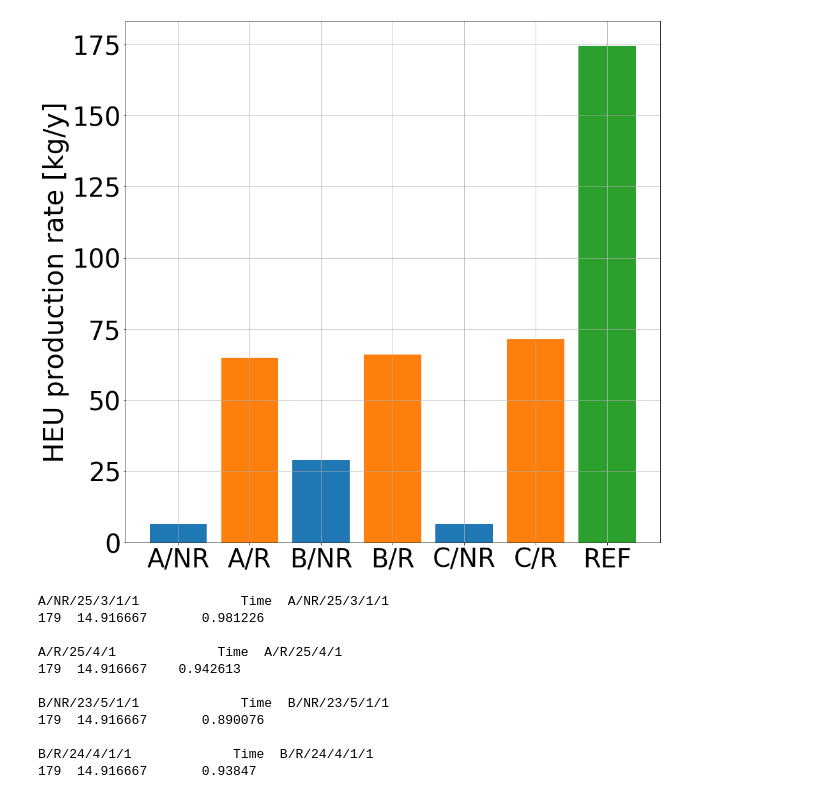
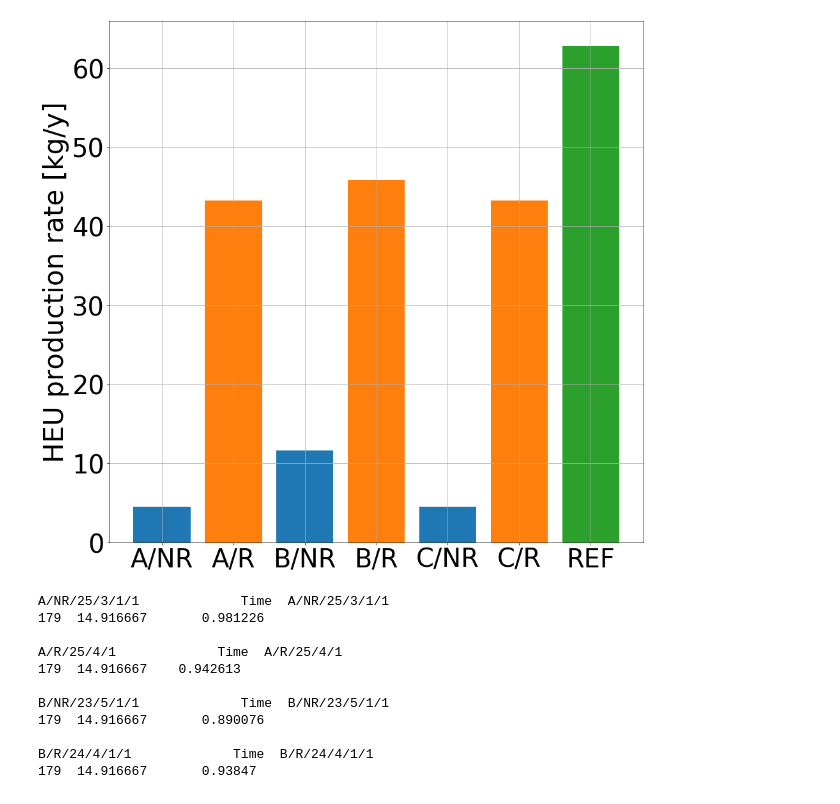
Before and after one commit to stompsjo/enrich_inmm, a Jupyter notebook: Production.ipynb, the cells around one changed output. Saved outputs shown, nothing was run; the diff lists cells and outputs as text; code cells hidden in the pictures.

```diff
--- a/Production.ipynb
+++ b/Production.ipynb
@@ -86,19 +86,21 @@ REF
 # %%
 
 import matplotlib.pyplot as plt
 plt.rcParams['figure.figsize'] = (15,15)
 
 #old_data = (1.887142, 19.129037, 16.94547, 38.278425, 1.887142, 19.129037, 51.677497)
 # Collected manually from above
-data = (6.408032,64.955078,28.92795,65.908707,6.408032,71.318676,174.410434)
+# Old - before change in BNR cycle
+#data = (6.408032,64.955078,28.92795,65.908707,6.408032,71.318676,174.410434)
+data = (4.53546,43.261191,11.660775,45.804863,4.53546,43.261191,62.802106)
 ind =np.arange(len(data))
 plt.bar(ind, data, align='center', color=color )
 plt.xticks(ind, c_names)
 plt.ylabel('HEU production rate [kg/y]')
 plt.grid()
 plt.savefig("HEU_prod_rate.png")
 # %% [output]
-[figure, old version]
+[figure, new version]
 # %%
 files = ['case_1/NR_25_3_1_1.sqlite',
          'case_1/R_25_4_1.sqlite',
```
Also changed, not shown: parts of 4 cells of this notebook, 35 other files.
